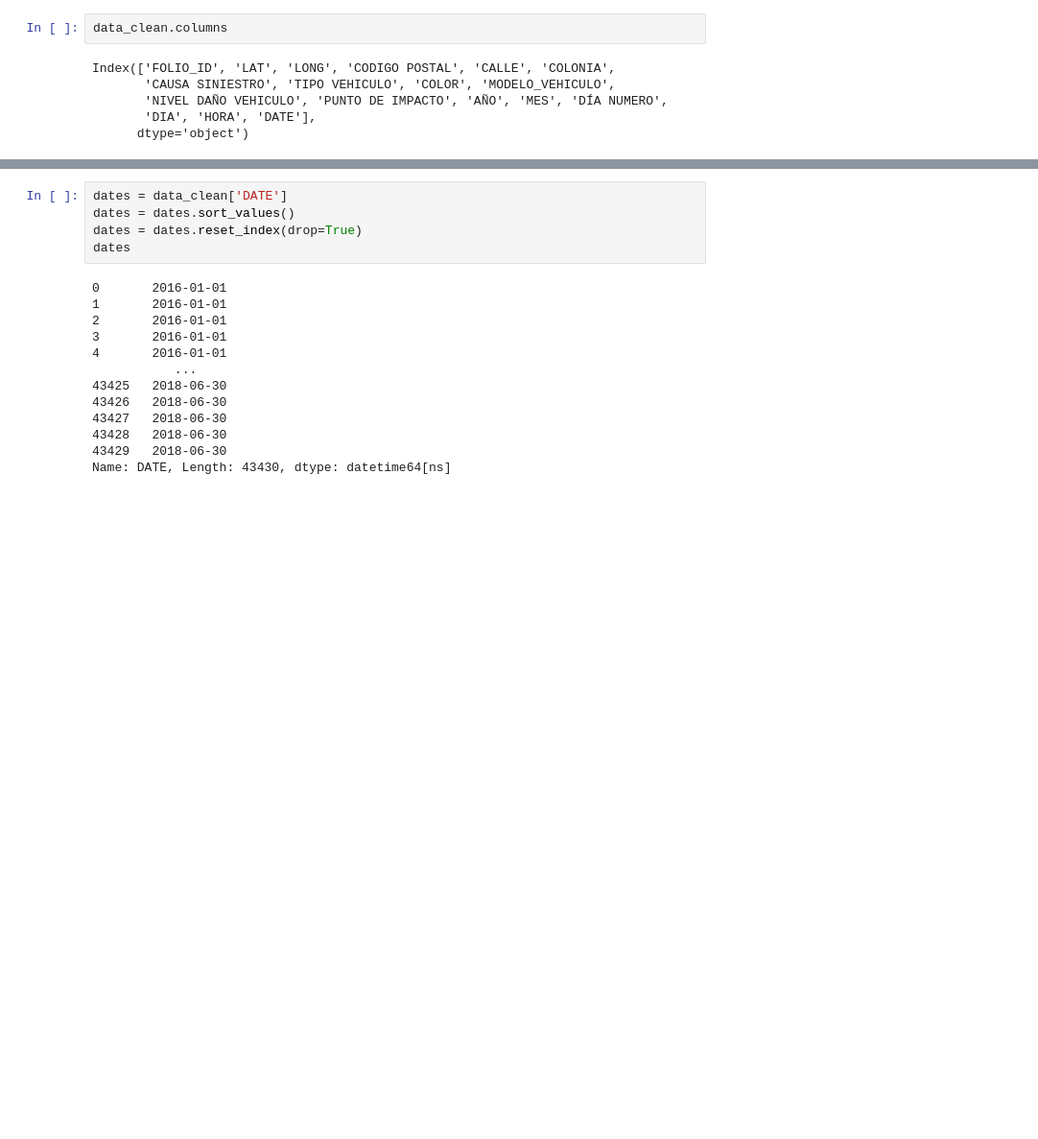
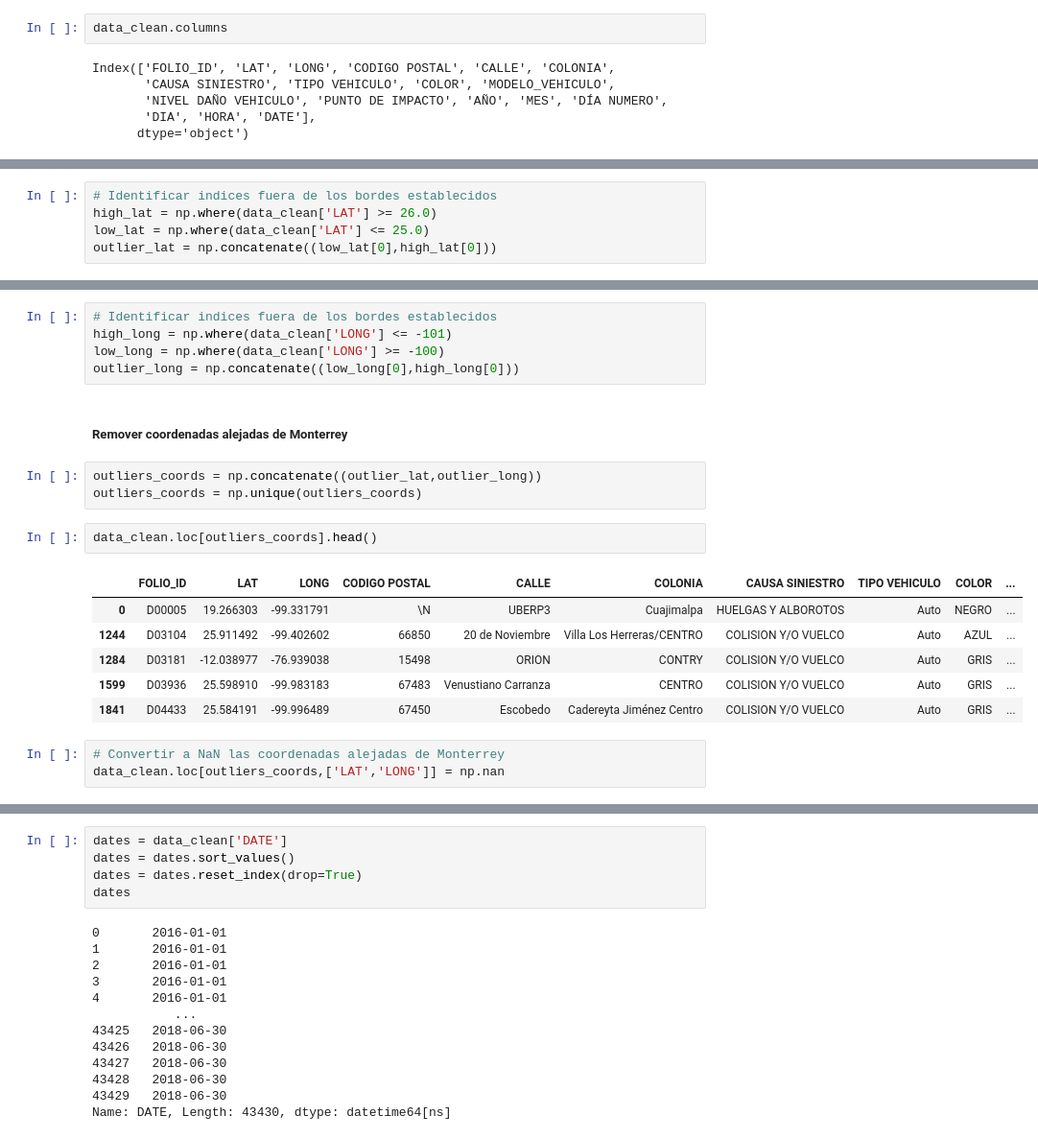
Before and after one commit to NemesioNav/Datlas_Intern_Challenge, a Jupyter notebook: cleaning_siniestros.ipynb, the cells around one changed output, grey strips where cells are left out. Shown: that part at 96% size. Drawn from its saved outputs; the diff is of its cells as text; blank space fills up the shorter version.

```diff
--- a/cleaning_siniestros.ipynb
+++ b/cleaning_siniestros.ipynb
@@ -105,0 +123,5 @@ data_clean['DATE'].astype()
+# %%
+# Identificar indices fuera de los bordes establecidos
+high_lat = np.where(data_clean['LAT'] >= 26.0)
+low_lat = np.where(data_clean['LAT'] <= 25.0)
+outlier_lat = np.concatenate((low_lat[0],high_lat[0]))
@@ -105,0 +145,22 @@ data_clean['DATE'].astype()
+# %%
+# Identificar indices fuera de los bordes establecidos
+high_long = np.where(data_clean['LONG'] <= -101)
+low_long = np.where(data_clean['LONG'] >= -100)
+outlier_long = np.concatenate((low_long[0],high_long[0]))
+# %% [markdown]
+##### Remover coordenadas alejadas de Monterrey
+# %%
+outliers_coords = np.concatenate((outlier_lat,outlier_long))
+outliers_coords = np.unique(outliers_coords)
+# %%
+data_clean.loc[outliers_coords].head()
+# %% [output]
+|  | FOLIO_ID | LAT | LONG | CODIGO POSTAL | CALLE | COLONIA | CAUSA SINIESTRO | TIPO VEHICULO | COLOR | ... |
+| 0 | D00005 | 19.266303 | -99.331791 | \N | UBERP3 | Cuajimalpa | HUELGAS Y ALBOROTOS | Auto | NEGRO | ... |
+| 1244 | D03104 | 25.911492 | -99.402602 | 66850 | 20 de Noviembre | Villa Los Herreras/CENTRO | COLISION Y/O VUELCO | Auto | AZUL | ... |
+| 1284 | D03181 | -12.038977 | -76.939038 | 15498 | ORION | CONTRY | COLISION Y/O VUELCO | Auto | GRIS | ... |
+| 1599 | D03936 | 25.598910 | -99.983183 | 67483 | Venustiano Carranza | CENTRO | COLISION Y/O VUELCO | Auto | GRIS | ... |
+| 1841 | D04433 | 25.584191 | -99.996489 | 67450 | Escobedo | Cadereyta Jiménez Centro | COLISION Y/O VUELCO | Auto | GRIS | ... |
+# %%
+# Convertir a NaN las coordenadas alejadas de Monterrey
+data_clean.loc[outliers_coords,['LAT','LONG']] = np.nan
```
Also changed, not shown: parts of 81 cells of this notebook.
